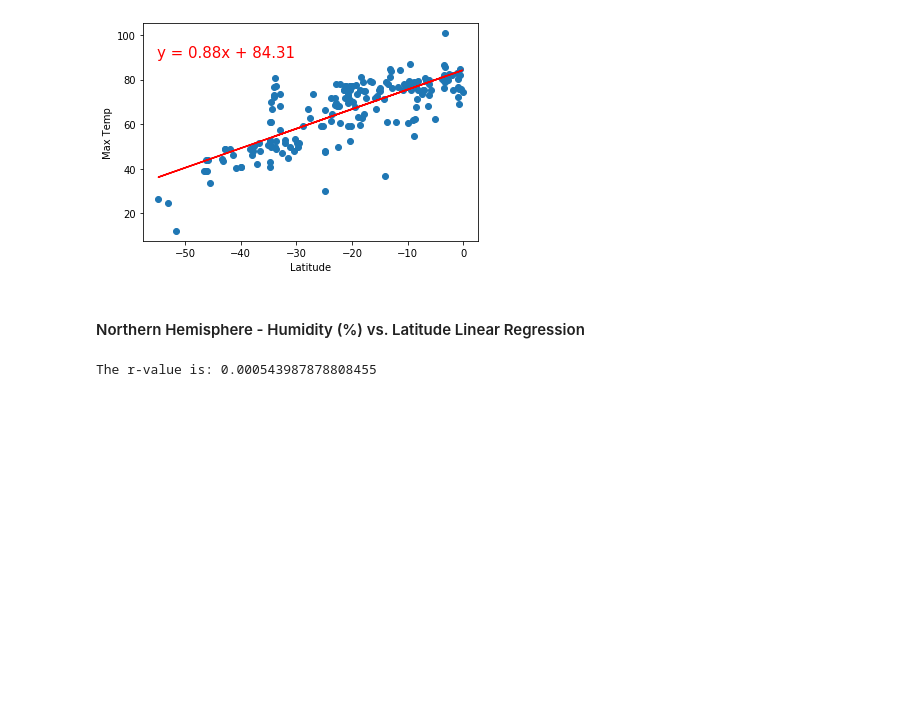
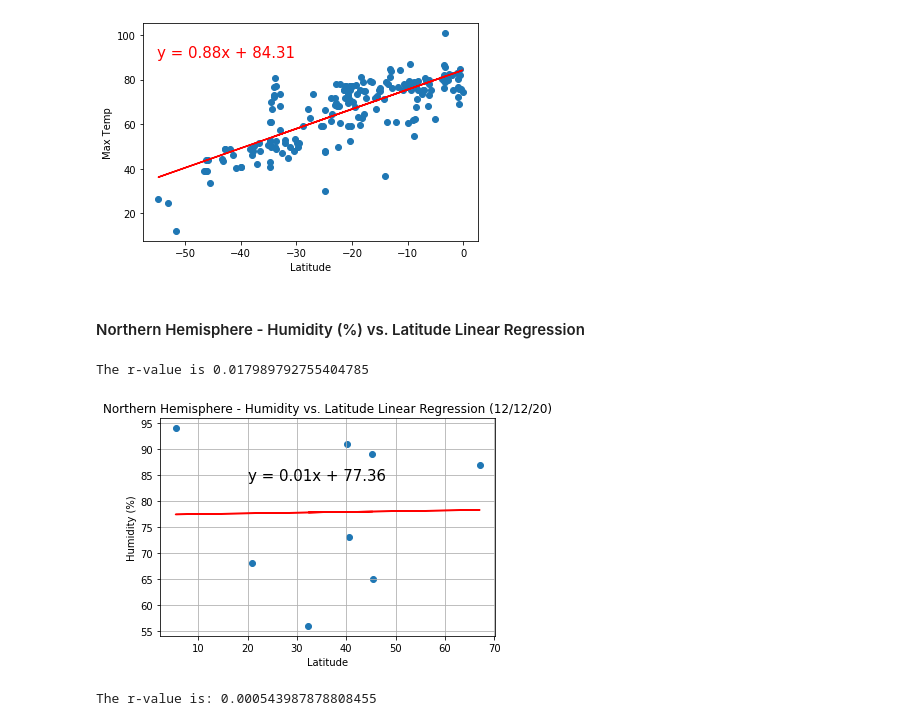
Before and after one commit to thallegacy/python-api-challenge, a Jupyter notebook: WeatherVacationPy/WeatherPy.ipynb, the cells around one changed output. Cells and saved outputs as stored; diff of their text form; code cells hidden in the pictures; blank space fills up the shorter version.

```diff
--- a/WeatherVacationPy/WeatherPy.ipynb
+++ b/WeatherVacationPy/WeatherPy.ipynb
@@ -484,6 +484,40 @@ The r-value is: 0.6082708688906918
 [figure]
 # %% [markdown]
 ####  Northern Hemisphere - Humidity (%) vs. Latitude Linear Regression
+# %%
+# Set plot variables x and y
+north_x = north_hem_data["Lat"]
+north_y = north_hem_data["Humidity"]
+
+
+# linear regression model
+(slope, intercept, rvalue, pvalue, stderr) = linregress(north_x, north_y)
+regress_values = north_x * slope + intercept
+
+# Plot the graph with slope intercept
+line_eq = f'y = {str(round(slope,2))}x + {str(round(intercept,2))}'
+plt.scatter(north_x,north_y)
+plt.plot(north_x,regress_values,"r-")
+
+# Set the formatting of the graph
+plt.annotate(line_eq,(20,84),fontsize=15,color="black")
+plt.title(f'Northern Hemisphere - Humidity vs. Latitude Linear Regression ({time.strftime("%D")})')
+plt.xlabel("Latitude")
+plt.ylabel("Humidity (%)")
+plt.grid(True)
+
+# The r-value
+print(f"The r-value is {rvalue}")
+
+# Save the graph
+plt.savefig("output_data/NH_Lat_vs_Humidity.png")
+
+
+# Display the information
+plt.show()
+# %% [output]
+The r-value is 0.017989792755404785
+[figure, added]
 # %%
 # %% [output]
 The r-value is: 0.000543987878808455
```
Also changed, not shown: parts of 2 cells of this notebook, 3 other files.
